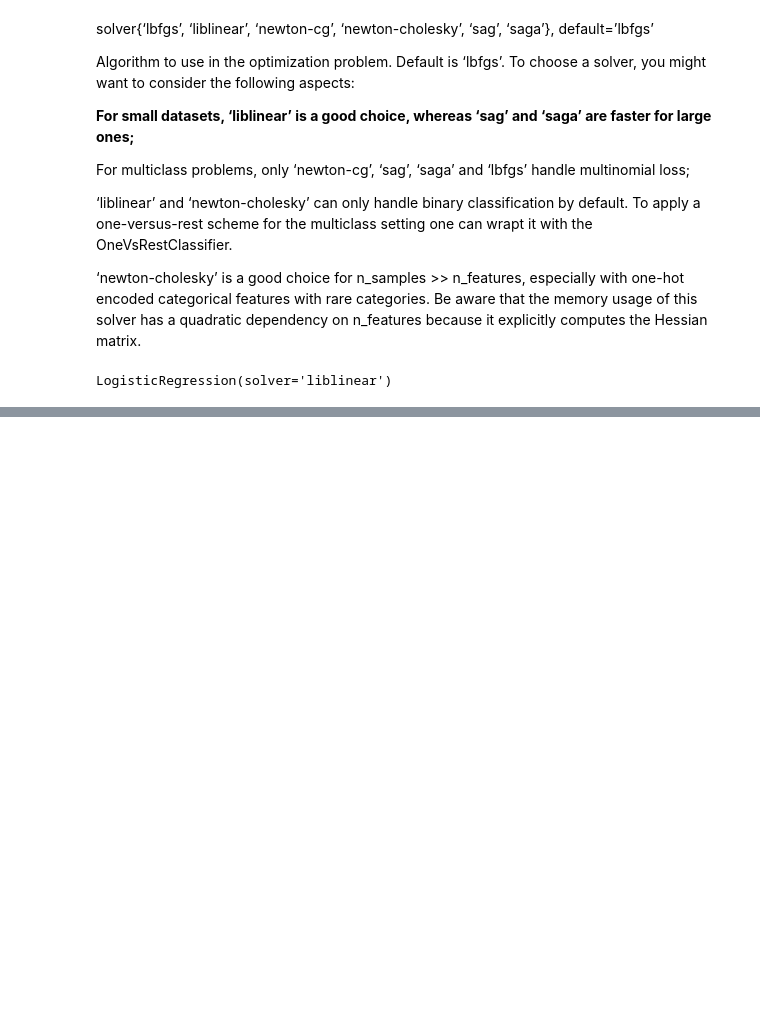
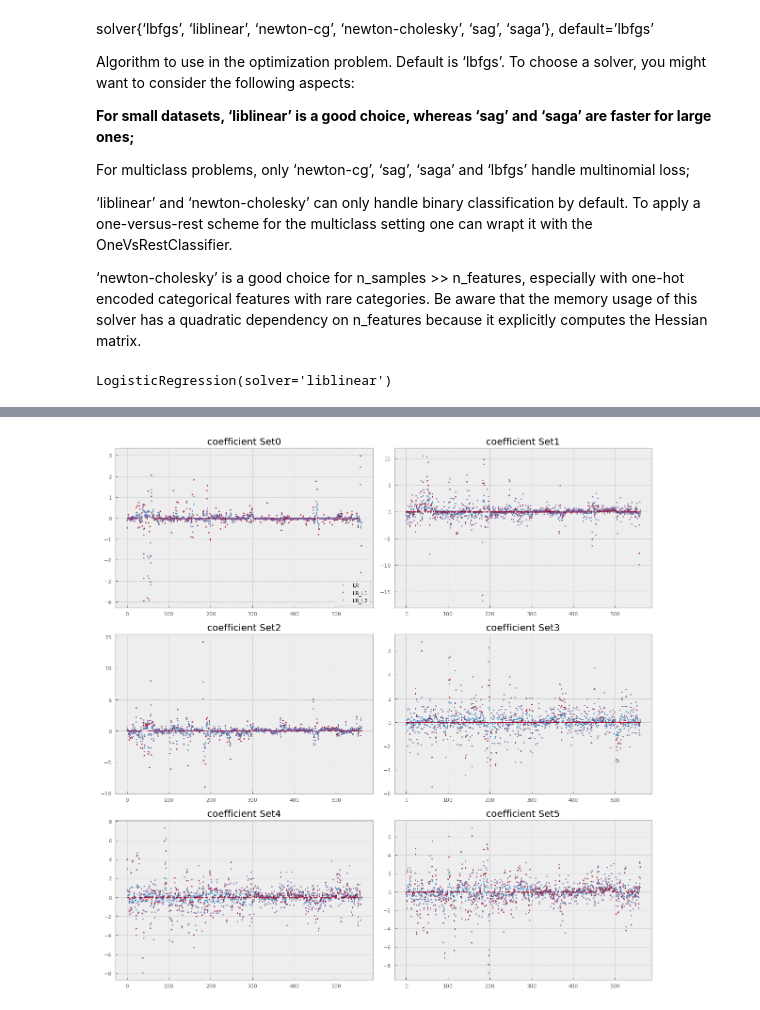
Before and after one commit to MassGH2023/Supervised-Machine-Learning-Classification, a Jupyter notebook: Logistic_regression.ipynb, the cells around one changed output, grey strips where cells are left out. Cells and saved outputs as stored; diff of their text form; code cells hidden in the pictures; blank space fills up the shorter version.

```diff
--- a/Logistic_regression.ipynb
+++ b/Logistic_regression.ipynb
@@ -257,0 +245,13 @@ array([[-0.08774893,  0.0136716 ,  0.04049835, ...,  1.60920935,
+# %%
+coeffs = []
+
+coef_labels = ["LR", "LR_L1", "LR_L2"]
+coef_models = [LR, LR_L1, LR_L2]
+for lab, mod in zip(coef_labels, coef_models):
+
+  coefs = mod.coef_
+  coef_label = pd.MultiIndex(levels = [[lab], [0,1,2,3,4,5]],codes = [[0,0,0,0,0,0], [0,1,2,3,4,5]])
+
+  coeffs.append(pd.DataFrame(coefs.T, columns = coef_label))
+# %%
+coeffs = pd.concat(coeffs, axis =1 )
@@ -257,0 +273,17 @@ array([[-0.08774893,  0.0136716 ,  0.04049835, ...,  1.60920935,
+# %%
+fig, ax  = plt.subplots(3,2, figsize = (12,12))
+
+ax = ax.flatten()
+
+for l, a in enumerate(ax):
+  data =coeffs.xs(l, level =1, axis =1)
+  data.plot(marker = "o", ls = "", ms = 2.0, ax =a , legend = False)
+
+  if a is ax[0]:
+    a.legend(loc =4)
+
+  a.set(title = "coefficient Set" + str(l))
+
+plt.tight_layout()
+# %% [output]
+[figure, added]
```
Also changed, not shown: parts of 11 cells of this notebook.
